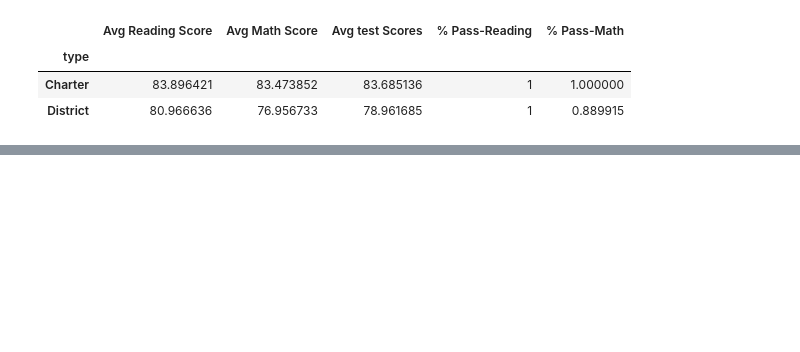
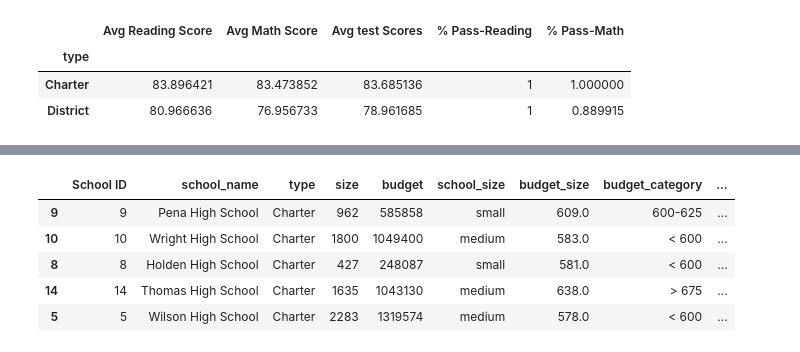
Before and after one commit to Elton-Don/pandas-challenge, a Jupyter notebook: schools.ipynb, the cells around one changed output, grey strips where cells are left out. Saved outputs shown, nothing was run; the diff lists cells and outputs as text; code cells hidden in the pictures; blank space fills up the shorter version.

```diff
--- a/schools.ipynb
+++ b/schools.ipynb
@@ -324,0 +357,15 @@ Top_schools.head()
+# %%
+Top_schools.style.format({
+    'avg Reading Score1': '{:,.2f}'.format,
+    'avg Math Score': '{:,.2f}'.format,
+    'Reading pass rate': '{:,.2%}'.format
+})
+
+Top_schools.head()
+# %% [output]
+|  | School ID | school_name | type | size | budget | school_size | budget_size | budget_category | ... |
+| 9 | 9 | Pena High School | Charter | 962 | 585858 | small | 609.0 | 600-625 | ... |
+| 10 | 10 | Wright High School | Charter | 1800 | 1049400 | medium | 583.0 | < 600 | ... |
+| 8 | 8 | Holden High School | Charter | 427 | 248087 | small | 581.0 | < 600 | ... |
+| 14 | 14 | Thomas High School | Charter | 1635 | 1043130 | medium | 638.0 | > 675 | ... |
+| 5 | 5 | Wilson High School | Charter | 2283 | 1319574 | medium | 578.0 | < 600 | ... |
```
Also changed, not shown: parts of 22 cells of this notebook.
